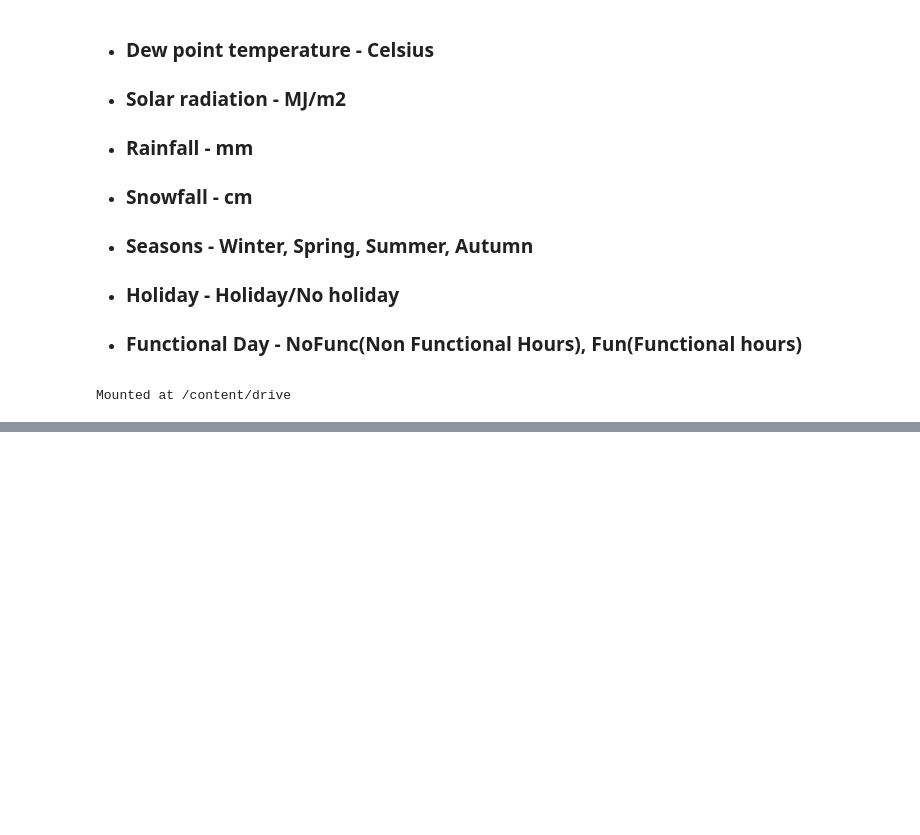
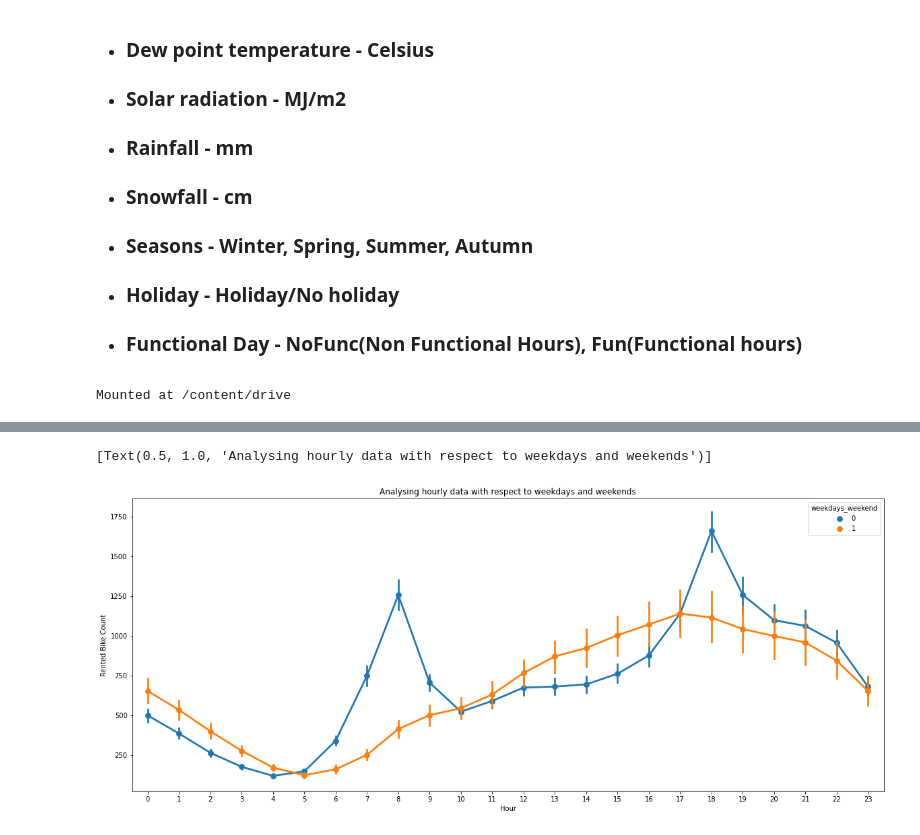
Before and after one commit to Rochakr4/Bike-Sharing-Demand-Prediction---Capstone-Project, a Jupyter notebook: Bike_Sharing_Demand_Prediction_Capstone_Project.ipynb, the cells around one changed output, grey strips where cells are left out. Drawn from its saved outputs; the diff is of its cells as text; code cells hidden in the pictures; blank space fills up the shorter version.

```diff
--- a/Bike_Sharing_Demand_Prediction_Capstone_Project.ipynb
+++ b/Bike_Sharing_Demand_Prediction_Capstone_Project.ipynb
@@ -76,0 +179,9 @@ bike_df=pd.read_csv('/content/drive/MyDrive/SeoulBikeData.csv',encoding = 'unico
+# %%
+#Analysing hourly data with respect to weekdays and weekends
+
+fig,ax=plt.subplots(figsize=(20,8))
+sns.pointplot(data=bike_df,x='Hour',y='Rented Bike Count',hue='weekdays_weekend',ax=ax)
+ax.set(title='Analysing hourly data with respect to weekdays and weekends')
+# %% [output]
+[Text(0.5, 1.0, 'Analysing hourly data with respect to weekdays and weekends')]
+[figure, added]
```
Also changed, not shown: parts of 19 cells of this notebook.
